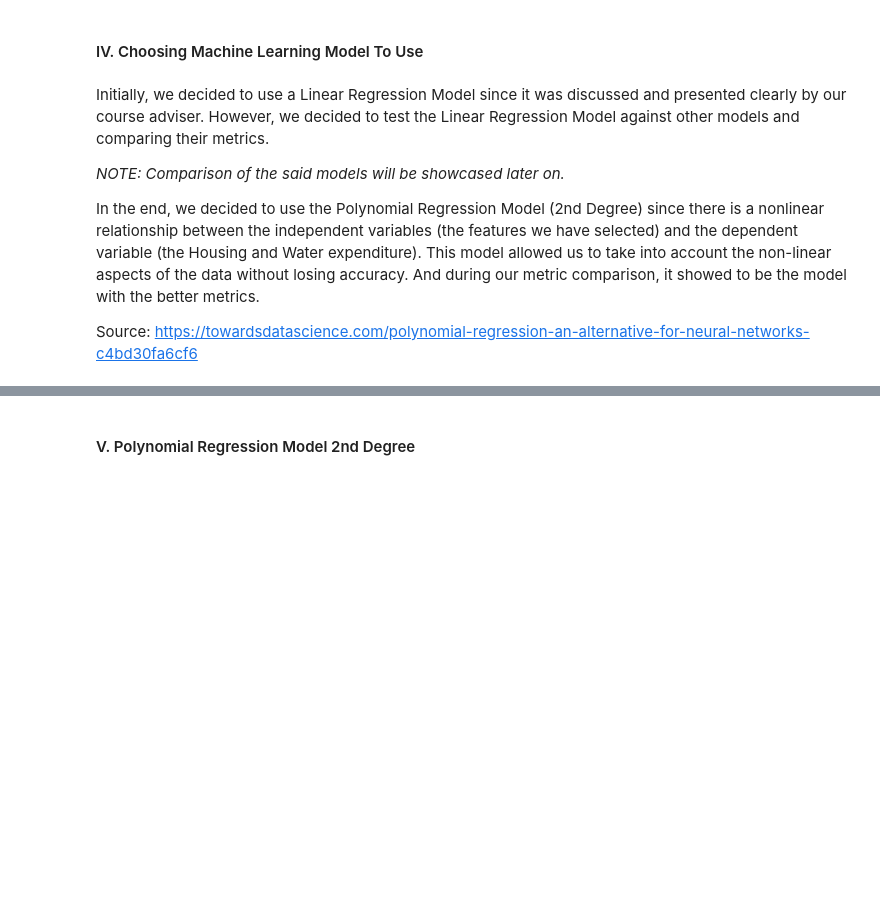
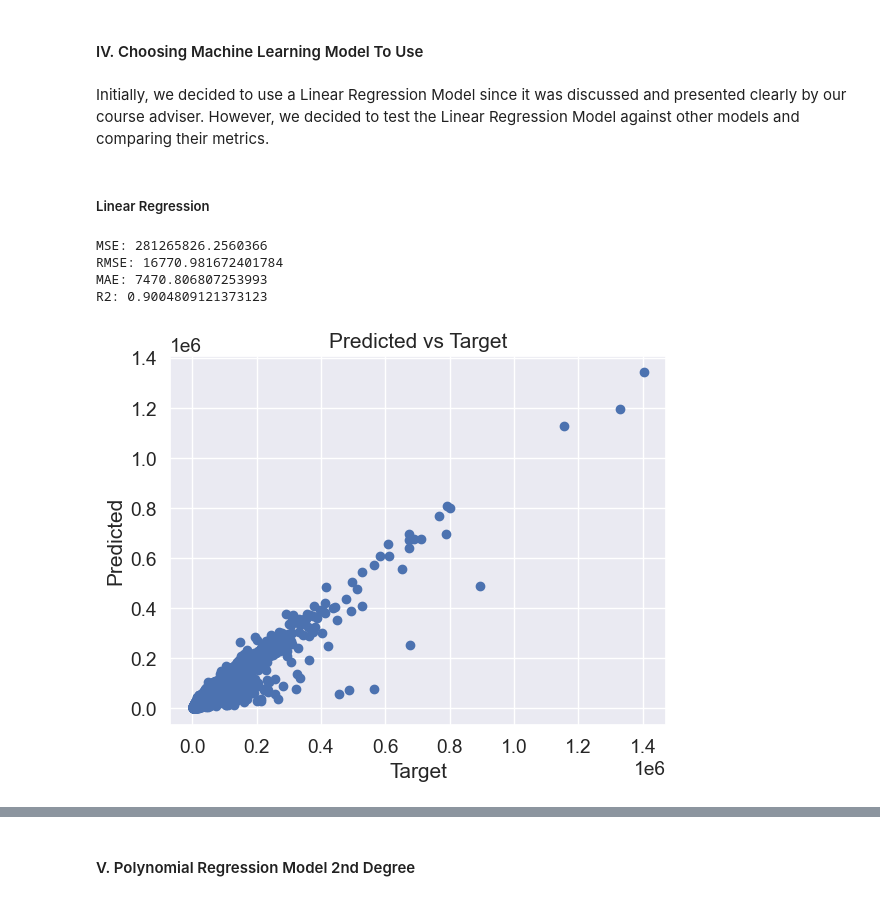
Before and after one commit to d1w1rm4/CS180-Project, a Jupyter notebook: model_code.ipynb, the cells around one changed output, grey strips where cells are left out. Saved outputs shown, nothing was run; the diff lists cells and outputs as text; code cells hidden in the pictures; blank space fills up the shorter version.

Commit message:
add data exp and model comparison

```diff
--- a/model_code.ipynb
+++ b/model_code.ipynb
@@ -194,10 +282,48 @@ print(f'Dropped features: {to_drop}')
 # %% [markdown]
 #### IV. Choosing Machine Learning Model To Use
-# %% [markdown]
-Initially, we decided to use a Linear Regression Model since it was discussed and presented clearly by our course adviser. However, we decided to test the Linear Regression Model against other models and comparing their metrics.
-
-*NOTE: Comparison of the said models will be showcased later on.*
-
-In the end, we decided to use the Polynomial Regression Model (2nd Degree) since there is a nonlinear relationship between the independent variables (the features we have selected) and the dependent variable (the Housing and Water expenditure). This model allowed us to take into account the non-linear aspects of the data without losing accuracy. And during our metric comparison, it showed to be the model with the better metrics.
-
-Source: https://towardsdatascience.com/polynomial-regression-an-alternative-for-neural-networks-c4bd30fa6cf6
+# %% [markdown]
+Initially, we decided to use a Linear Regression Model since it was discussed and presented clearly by our course adviser. However, we decided to test the Linear Regression Model against other models and comparing their metrics.
+# %% [markdown]
+##### Linear Regression
+# %%
+# Split the data into train and test sets
+X_train, X_test, y_train, y_test_linear = train_test_split(X, y, test_size=0.30, random_state=1)
+
+# Forward feature selection
+regressor = LinearRegression()
+sfs = SequentialFeatureSelector(regressor, k_features='best', forward=True, scoring='neg_mean_squared_error', cv=5)
+sfs.fit(X_train, y_train)
+
+selected_features = list(X_train.columns[list(sfs.k_feature_idx_)])
+
+# Drop features that are not selected
+to_drop = [feature for feature in X.columns if feature not in selected_features]
+X = X.drop(to_drop, axis=1)
+
+# Fit the model and predict the target
+regressor.fit(X_train, y_train)
+linear_pred = regressor.predict(X_test)
+
+# Calculate the metrics
+MSE_linear = mean_squared_error(y_test_linear, linear_pred)
+RMSE_linear = np.sqrt(mean_squared_error(y_test_linear, linear_pred))
+MAE_linear = mean_absolute_error(y_test_linear, linear_pred)
+R2_linear = r2_score(y_test_linear, linear_pred)
+
+# Show and plot the metrics and the results
+print(f'MSE: {MSE_linear}')
+print(f'RMSE: {RMSE_linear}')
+print(f'MAE: {MAE_linear}')
+print(f'R2: {R2_linear}')
+
+plt.scatter(y_test_linear, linear_pred)
+plt.xlabel('Target')
+plt.ylabel('Predicted')
+plt.title('Predicted vs Target')
+plt.show()
+# %% [output]
+MSE: 281265826.2560366
+RMSE: 16770.981672401784
+MAE: 7470.806807253993
+R2: 0.9004809121373123
+[figure, added]
```
Also changed, not shown: parts of 44 cells of this notebook, 4 other files.
